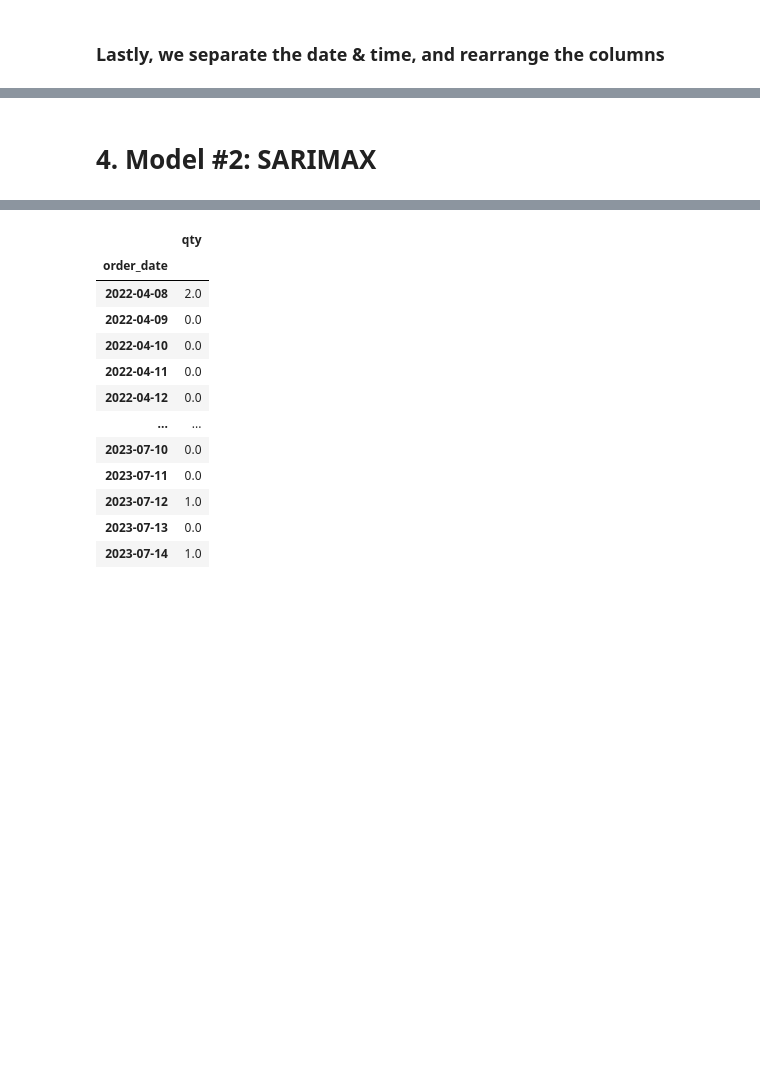
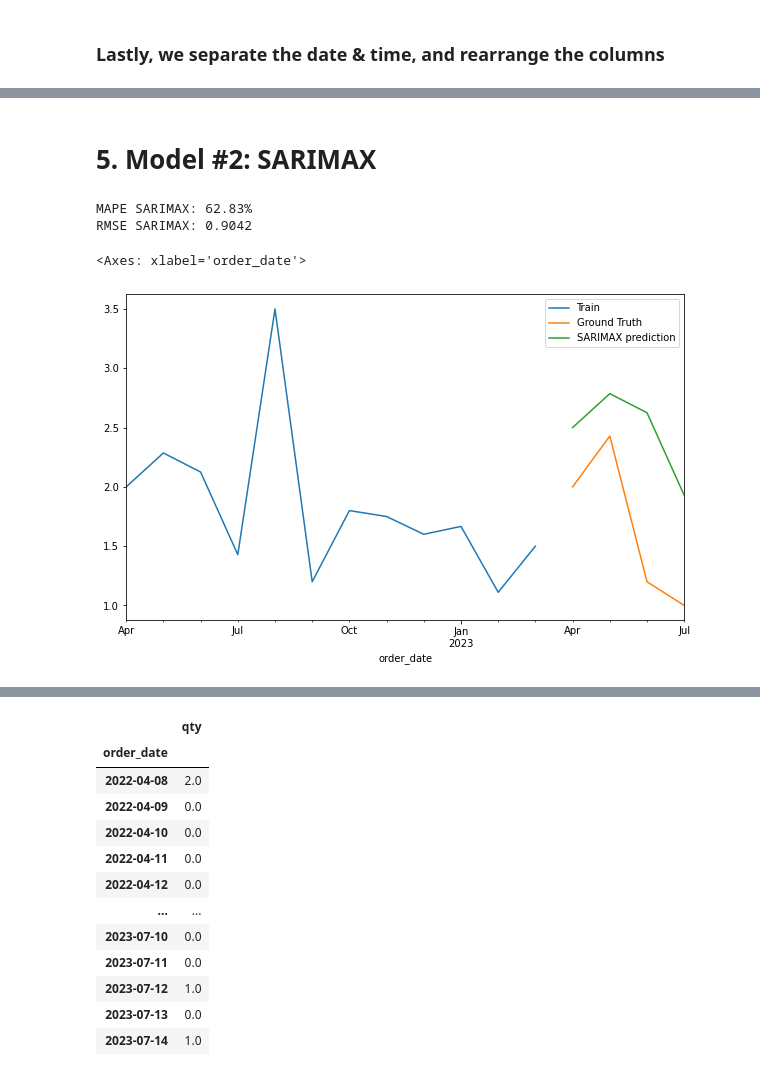
Before and after one commit to kevanoktavio/CloudWine_DemandPrediction, a Jupyter notebook: development/notebooks/midterm_checkpoint_demand_pred.ipynb, the cells around one changed output, grey strips where cells are left out. Drawn from its saved outputs; the diff is of its cells as text; code cells hidden in the pictures; blank space fills up the shorter version.

```diff
--- a/development/notebooks/midterm_checkpoint.ipynb
+++ b/development/notebooks/midterm_checkpoint_demand_pred.ipynb
@@ -559,2 +634,22 @@ sample
 # %% [markdown]
-# 4. Model #2: SARIMAX
+# 5. Model #2: SARIMAX
+# %%
+model_sarimax = sm.tsa.statespace.SARIMAX(y_train,order=(1, 1, 1),seasonal_order=(1,1,1,12))
+results_sarimax = model_sarimax.fit()
+pred_sarimax = results_sarimax.predict(start= len(y_train), end= (len(y)-1),dynamic=True)
+# results_sarimax.summary()
+# %%
+mape_sarimax = mean_absolute_percentage_error(y_test, pred_sarimax) * 100
+rmse_sarimax = mean_squared_error(y_test, pred_sarimax, squared=False)
+
+print('MAPE SARIMAX: %.2f%%' %mape_sarimax)
+print('RMSE SARIMAX: %.4f' %rmse_sarimax)
+
+y_train.plot(legend=True, label='Train', figsize=(10,6))
+y_test.plot(legend=True, label= 'Ground Truth')
+pred_sarimax.plot(legend=True, label='SARIMAX prediction')
+# %% [output]
+MAPE SARIMAX: 62.83%
+RMSE SARIMAX: 0.9042
+<Axes: xlabel='order_date'>
+[figure, added]
```
Also changed, not shown: parts of 24 cells of this notebook, 1 other file.
